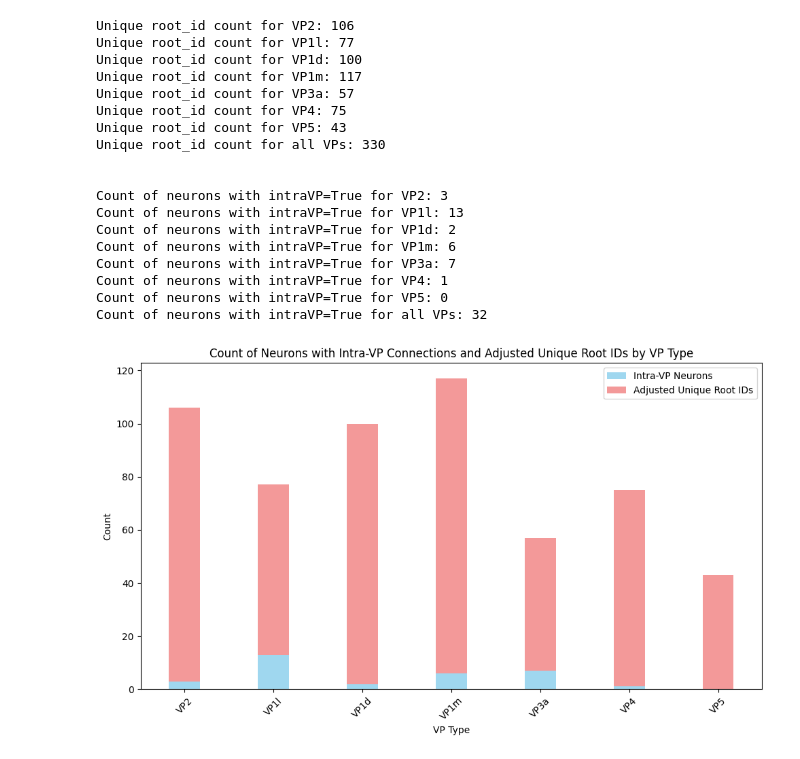
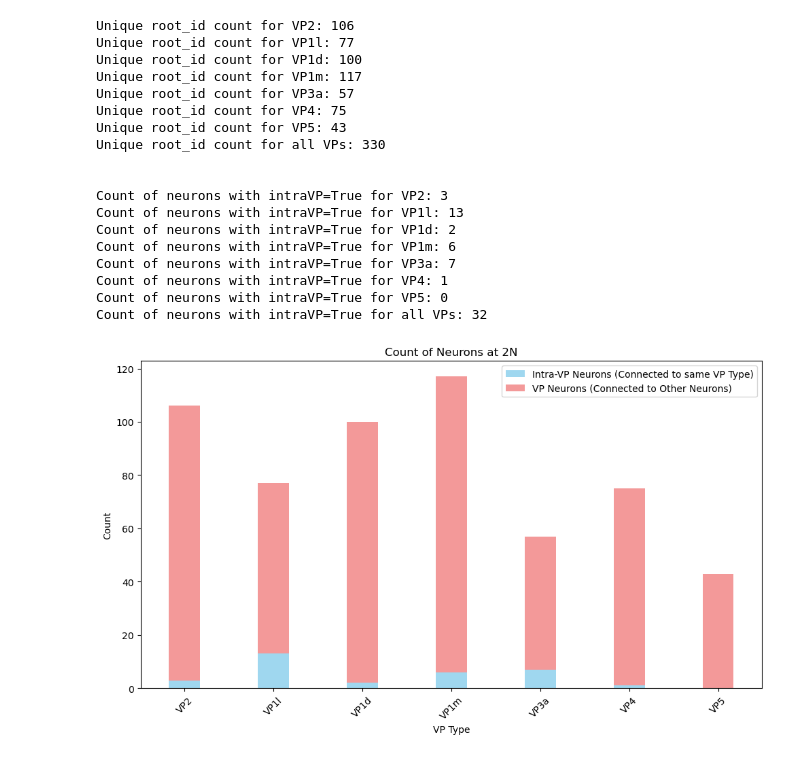
Before and after one commit to snk5040/ThermoHygro-connectome, a Jupyter notebook: cellTypes_EDAv2.ipynb, the cells around one changed output. Cells and saved outputs as stored; diff of their text form; code cells hidden in the pictures.

```diff
--- a/cellTypes_EDAv2.ipynb
+++ b/cellTypes_EDAv2.ipynb
@@ -253,33 +253,35 @@ plt.bar(index, intra_vp_neuron_counts.values(), bar_width, alpha=opacity, label=
 # Adjust unique_root_id_counts by subtracting intra_vp_neuron_counts
 adjusted_unique_root_id_counts = {vp_type: unique_2N_root_id_counts[vp_type] - intra_vp_neuron_counts[vp_type] for vp_type in unique_2N_root_id_counts.keys()}
 
 # Create bars for adjusted unique_root_id_counts with overlap
 plt.bar(index, adjusted_unique_root_id_counts.values(), bar_width, alpha=opacity, label='Adjusted Unique Root IDs', bottom=intra_vp_neuron_counts.values(), color='lightcoral')
 
 plt.xlabel('VP Type')
 plt.ylabel('Count')
-plt.title('Count of Neurons with Intra-VP Connections and Adjusted Unique Root IDs by VP Type')
+plt.title('Count of Neurons at 2N')
 plt.xticks(index, intra_vp_neuron_counts.keys(), rotation=45)
-plt.legend()
+plt.legend(['Intra-VP Neurons (Connected to same VP Type)', 'VP Neurons (Connected to Other Neurons)'])
 plt.tight_layout()
+# Save the current figure to PDF
+plt.savefig('vp_neuron_counts.pdf', bbox_inches='tight', dpi=300)
 plt.show()
 # %% [output]
 Unique root_id count for VP2: 106
 Unique root_id count for VP1l: 77
 Unique root_id count for VP1d: 100
 Unique root_id count for VP1m: 117
 Unique root_id count for VP3a: 57
 Unique root_id count for VP4: 75
 Unique root_id count for VP5: 43
 Unique root_id count for all VPs: 330
 
 
 Count of neurons with intraVP=True for VP2: 3
 Count of neurons with intraVP=True for VP1l: 13
 Count of neurons with intraVP=True for VP1d: 2
 Count of neurons with intraVP=True for VP1m: 6
 Count of neurons with intraVP=True for VP3a: 7
 Count of neurons with intraVP=True for VP4: 1
 Count of neurons with intraVP=True for VP5: 0
 Count of neurons with intraVP=True for all VPs: 32
-[figure, old version]
+[figure, new version]
```
Also changed, not shown: parts of 16 cells of this notebook, 18 other files.
